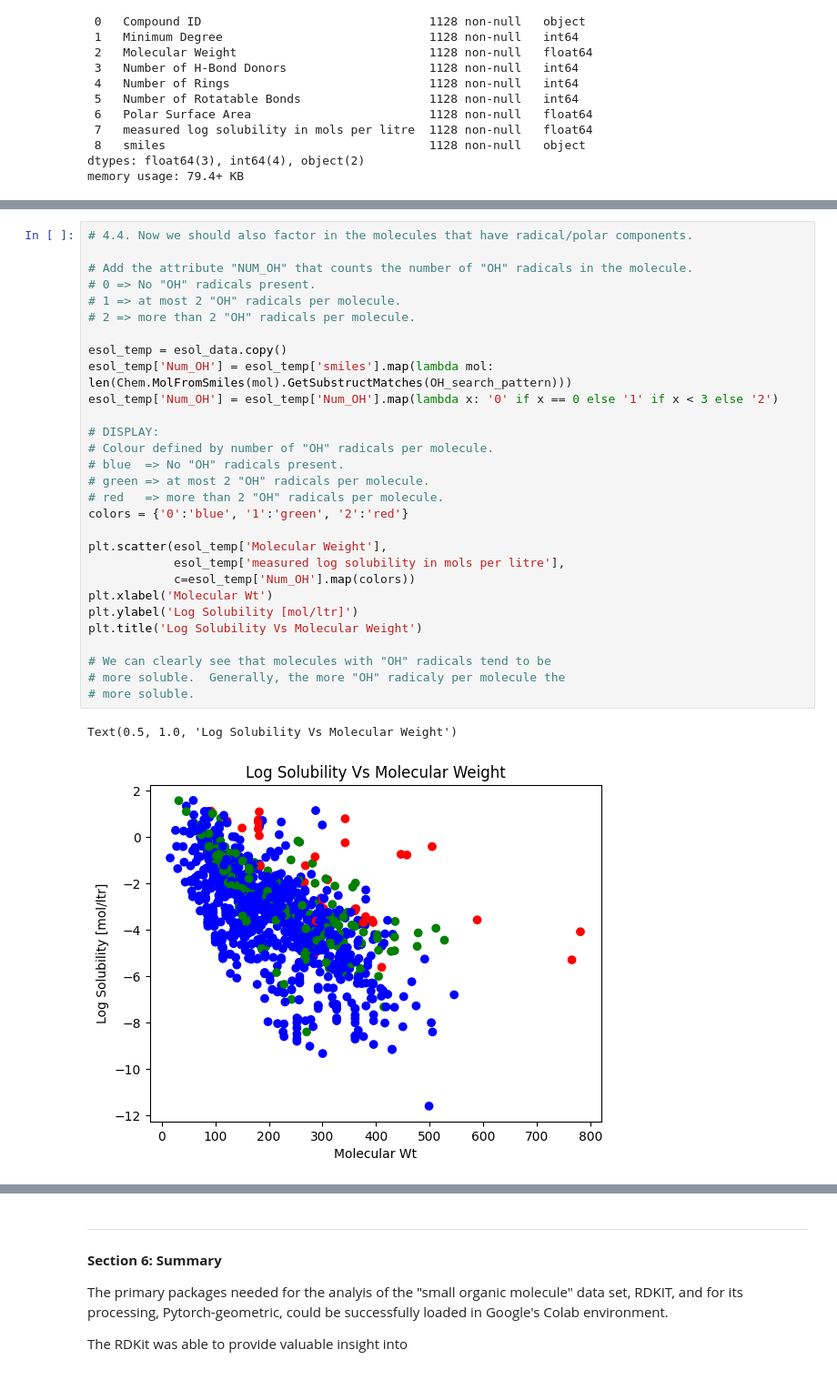
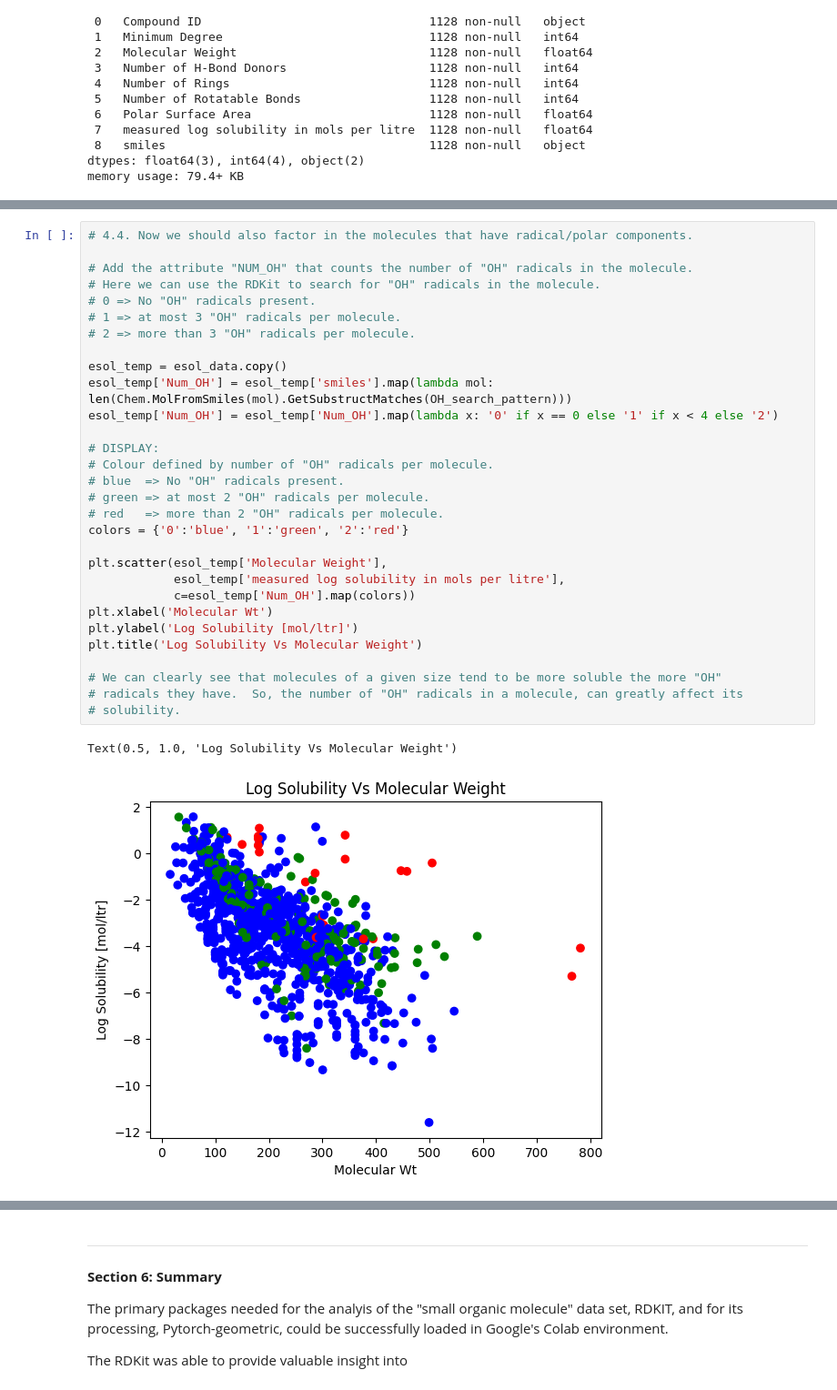
Before and after one commit to Mark12481632/Imperial_MSc_Project, a Jupyter notebook: code/Module_2.ipynb, the cells around one changed output, grey strips where cells are left out. Shown: that part at 91% size. Saved outputs shown, nothing was run; the diff lists cells and outputs as text.

```diff
--- a/code/Module_2.ipynb
+++ b/code/Module_2.ipynb
@@ -310,32 +306,33 @@ Text(0.5, 1.0, 'Log Solubility Vs Molecular Weight')
 # %%
 # 4.4. Now we should also factor in the molecules that have radical/polar components.
 
 # Add the attribute "NUM_OH" that counts the number of "OH" radicals in the molecule.
+# Here we can use the RDKit to search for "OH" radicals in the molecule.
 # 0 => No "OH" radicals present.
-# 1 => at most 2 "OH" radicals per molecule.
-# 2 => more than 2 "OH" radicals per molecule.
+# 1 => at most 3 "OH" radicals per molecule.
+# 2 => more than 3 "OH" radicals per molecule.
 
 esol_temp = esol_data.copy()
 esol_temp['Num_OH'] = esol_temp['smiles'].map(lambda mol: len(Chem.MolFromSmiles(mol).GetSubstructMatches(OH_search_pattern)))
-esol_temp['Num_OH'] = esol_temp['Num_OH'].map(lambda x: '0' if x == 0 else '1' if x < 3 else '2')
+esol_temp['Num_OH'] = esol_temp['Num_OH'].map(lambda x: '0' if x == 0 else '1' if x < 4 else '2')
 
 # DISPLAY:
 # Colour defined by number of "OH" radicals per molecule.
 # blue  => No "OH" radicals present.
 # green => at most 2 "OH" radicals per molecule.
 # red   => more than 2 "OH" radicals per molecule.
 colors = {'0':'blue', '1':'green', '2':'red'}
 
 plt.scatter(esol_temp['Molecular Weight'],
             esol_temp['measured log solubility in mols per litre'],
             c=esol_temp['Num_OH'].map(colors))
 plt.xlabel('Molecular Wt')
 plt.ylabel('Log Solubility [mol/ltr]')
 plt.title('Log Solubility Vs Molecular Weight')
 
-# We can clearly see that molecules with "OH" radicals tend to be
-# more soluble.  Generally, the more "OH" radicaly per molecule the
-# more soluble.
+# We can clearly see that molecules of a given size tend to be more soluble the more "OH"
+# radicals they have.  So, the number of "OH" radicals in a molecule, can greatly affect its
+# solubility.
 # %% [output]
 Text(0.5, 1.0, 'Log Solubility Vs Molecular Weight')
-[figure, old version]
+[figure, new version]
```
Also changed, not shown: parts of 12 cells of this notebook.
